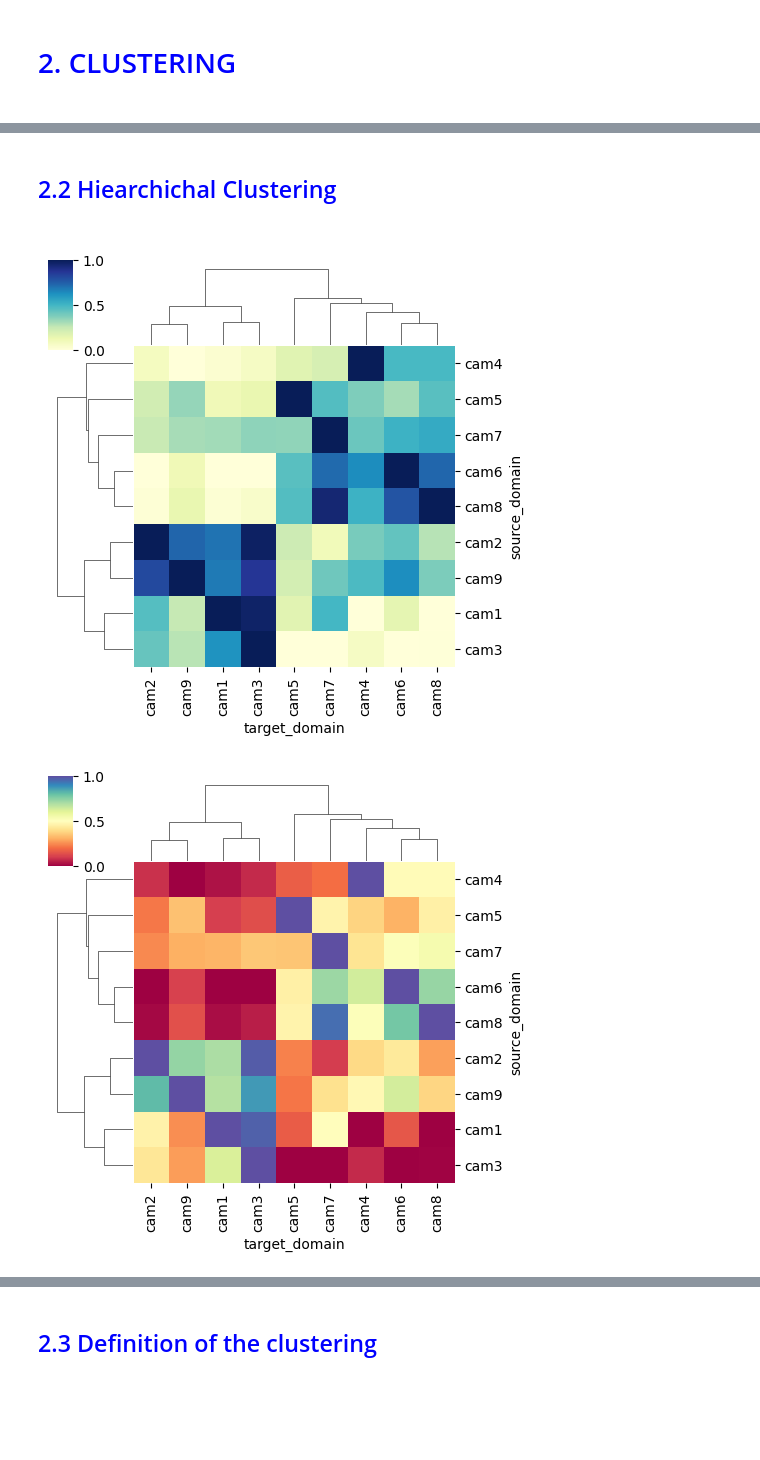
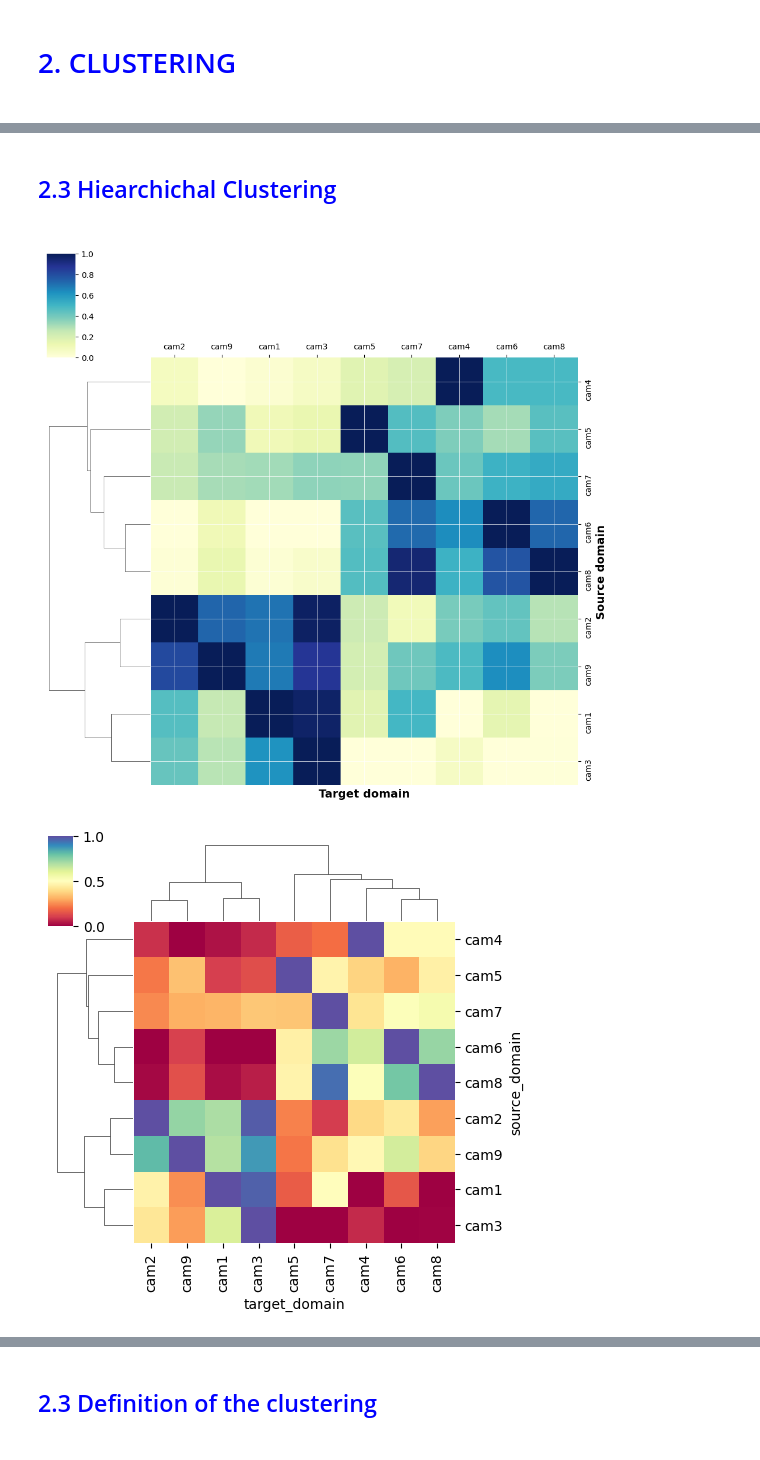
Before and after one commit to manjahdani/CSBAD, a Jupyter notebook: visualization_tools/analysis_journal.ipynb, the cells around one changed output, grey strips where cells are left out. Cells and saved outputs as stored; diff of their text form; code cells hidden in the pictures; blank space fills up the shorter version.

```diff
--- a/visualization_tools/analysis_journal.ipynb
+++ b/visualization_tools/analysis_journal.ipynb
@@ -16,7 +16,8 @@ paths = [
     "C:/Users/dani/inference/multistream/inference_results.csv",
     "C:/Users/dani/inference/WALT-journal/inference_results.csv",
     "C:/Users/dani/inference/WALT-journalV/inference_results.csv",
-    "C:/Users/dani/inference/WALT-poolbased/inference_results.csv"
+    "C:/Users/dani/inference/WALT-poolbased/inference_results.csv",
+    "C:/Users/dani/inference/WALT-MONTH/inference_results.csv"
 ]
 
 # List to hold dataframes
@@ -666,0 +580,10 @@ pivot_sb, pivot_sb_row_adj, pivot_sb_col_adj = plot_heatmap(df_stream,
+# %%
+samples=256
+df_cross_domain, _, _ = filter_df(df_all,
+                                strategies=['thresholded-top-confidence-max'],
+                                dom_periods=restricted_dom_periods,
+                                samples=[samples])
+
+pivot_sb, pivot_sb_row_adj, pivot_sb_col_adj = plot_heatmap(df_cross_domain,
+                                                            strategy="Top-Confidence",
+                                                            samples=samples)
@@ -667,22 +594,40 @@ pivot_sb, pivot_sb_row_adj, pivot_sb_col_adj = plot_heatmap(df_stream,
 # %% [markdown]
-<h2> <font color="blue"> 2.2 Hiearchichal Clustering </font><h2>
+<h2> <font color="blue"> 2.3 Hiearchichal Clustering </font><h2>
 # %%
 # Create the clustermap plots
-grid_sb = sns.clustermap(pivot_sb, cmap='YlGnBu', standard_scale=1, figsize=(5, 5))
+#grid_sb = sns.clustermap(pivot_sb, cmap='YlGnBu', standard_scale=1, figsize=(5, 5))
 
-grid_sb.fig.savefig("E:\Download\images-journal\clustermap.pdf", dpi=300)
+grid_sb = sns.clustermap(pivot_sb, cmap='YlGnBu', standard_scale=1, figsize=(10, 10), cbar_kws=None)
+plt.setp(grid_sb.ax_heatmap.yaxis.get_majorticklabels(), fontsize=10)
+plt.setp(grid_sb.ax_heatmap.xaxis.get_majorticklabels(), fontsize=10, rotation=45)
+
+# Additional improvements
+grid_sb.ax_row_dendrogram.set_visible(True)
+grid_sb.ax_col_dendrogram.set_visible(False)
+grid_sb.ax_heatmap.set_facecolor('#eeeeee')
+grid_sb.ax_heatmap.grid(True, which='both', color='white', linewidth=0.5)
+grid_sb.ax_heatmap.yaxis.set_ticks_position('right')
+grid_sb.ax_heatmap.xaxis.set_ticks_position('top')
+grid_sb.ax_heatmap.yaxis.set_tick_params(pad=5)
+grid_sb.ax_heatmap.xaxis.set_tick_params(pad=5)
+grid_sb.ax_heatmap.set_xlabel('Target domain', weight='bold', fontsize=14)
+grid_sb.ax_heatmap.set_ylabel('Source domain', weight='bold', fontsize=14)
+
+
+
+grid_sb.fig.savefig("E:\Download\images-journal\clustermap.pdf", dpi=300, bbox_inches='tight')
 
 grid_sb_col_adj= sns.clustermap(pivot_sb_col_adj,
                                       cmap='Spectral',
                                       standard_scale=1,
                                       figsize=(5, 5))
 
 grid_sb_row_adj = sns.clustermap(pivot_sb_row_adj,
                                  cmap='Spectral',
                                  standard_scale=1,
                                  figsize=(5, 5))
 # %% [output]
-[figure, old version]
+[figure, new version]
 [figure]
 [figure]
 # %% [markdown]
```
Also changed, not shown: parts of 49 cells of this notebook.
